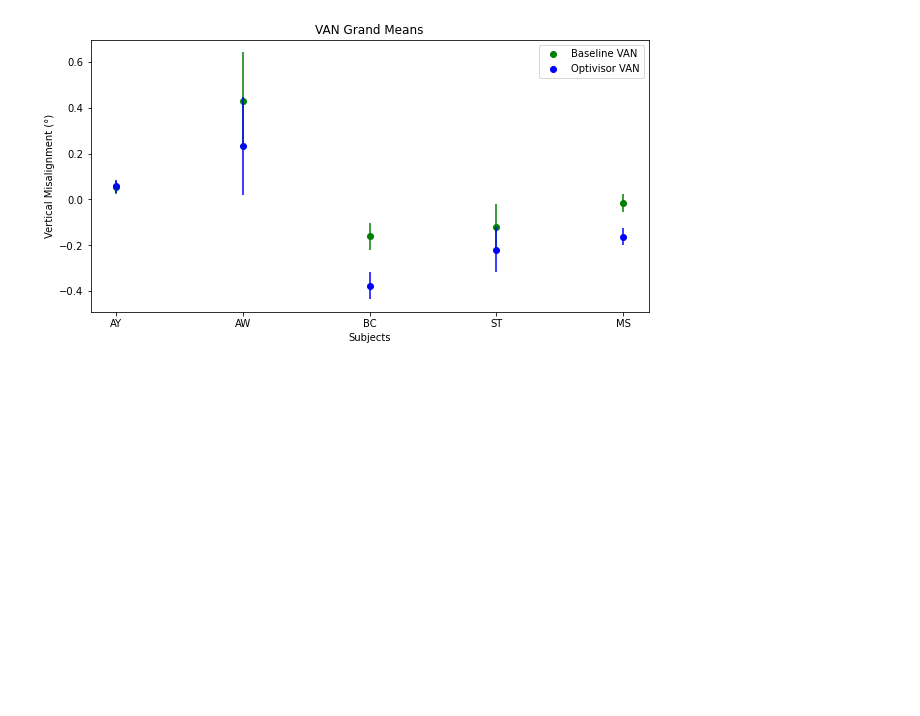
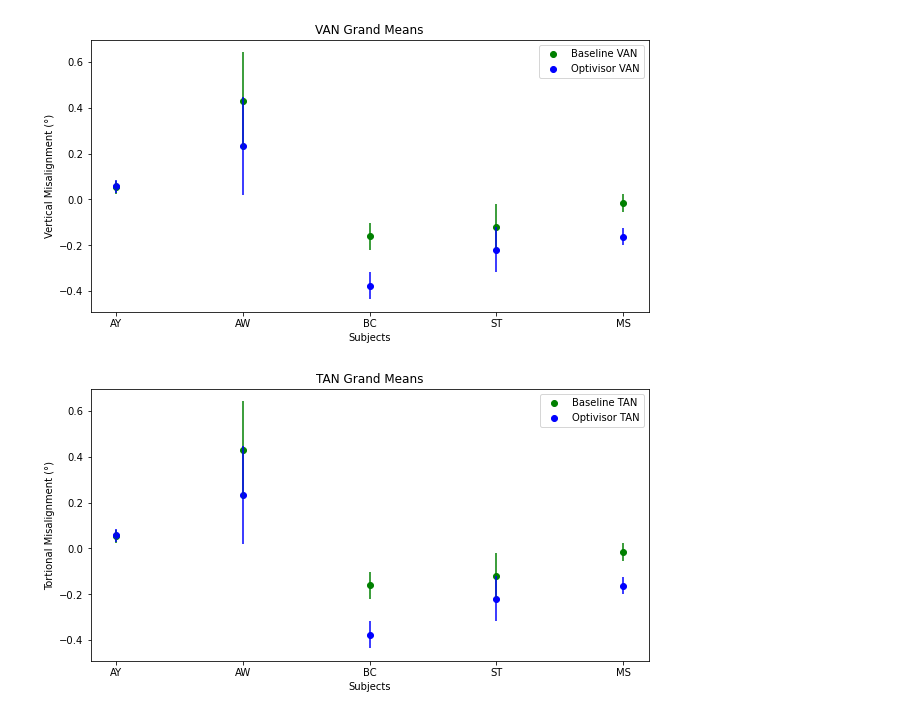
Before and after one commit to jhuhsl/hsl_2021, a Jupyter notebook: Lenses Code/Combo Data.ipynb, the cells around one changed output. Cells and saved outputs as stored; diff of their text form; code cells hidden in the pictures; blank space fills up the shorter version.

Commit message:
4/30 update 4?
finished plots

```diff
--- a/Lenses Code/Combo Data.ipynb
+++ b/Lenses Code/Combo Data.ipynb
@@ -467,3 +467,28 @@ plt.show()
 # plt.show()
 # %% [output]
 [figure]
+# %%
+bTAN = [arjun[2]['AngEnd Final Means'][0], ashley[2]['AngEnd Final Means'][0], brendan[2]['AngEnd Final Means'][0], serena[2]['AngEnd Final Means'][0], mallika[2]['AngEnd Final Means'][0]]
+bTANSD = [arjun[2]['AngEnd Final SD'][0], ashley[2]['AngEnd Final SD'][0], brendan[2]['AngEnd Final SD'][0], serena[2]['AngEnd Final SD'][0], mallika[2]['AngEnd Final SD'][0]]
+oTAN = [arjun[2]['AngEnd Final Means'][1], ashley[2]['AngEnd Final Means'][1], brendan[2]['AngEnd Final Means'][1], serena[2]['AngEnd Final Means'][1], mallika[2]['AngEnd Final Means'][1]]
+oTANSD = [arjun[2]['AngEnd Final SD'][1], ashley[2]['AngEnd Final SD'][1], brendan[2]['AngEnd Final SD'][1], serena[2]['AngEnd Final SD'][1], mallika[2]['AngEnd Final SD'][1]]
+
+#Defines the participant names, and arrays (?) for the final stats
+names = ["AY", "AW", "BC", "ST", "MS"]
+tests = ["Baseline", "Optivisor", "Overall Stats"]
+
+plt.figure(figsize=(10,5))
+
+plt.scatter(names, bVAN, c = 'Green', label = 'Baseline TAN')
+plt.errorbar(names, bVAN, yerr=bVANSD, ls = 'none', c = 'Green')
+
+plt.scatter(names, oVAN, c = 'Blue', label = 'Optivisor TAN')
+plt.errorbar(names, oVAN, yerr=bVANSD, ls = 'none', c = 'Blue')
+
+plt.title('TAN Grand Means')
+plt.ylabel('Tortional Misalignment (°)')
+plt.xlabel('Subjects')
+plt.legend()
+plt.show()
+# %% [output]
+[figure, added]
```
